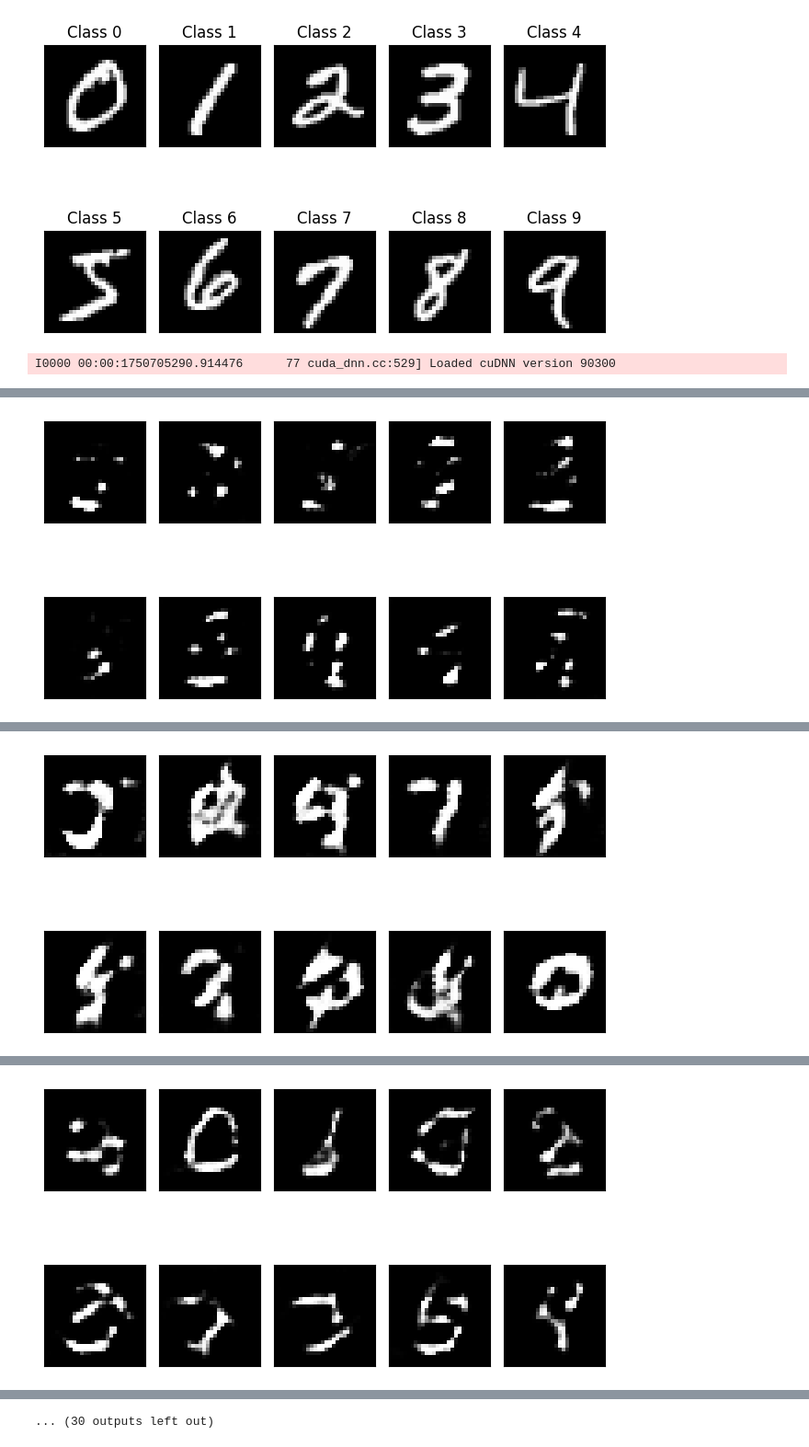
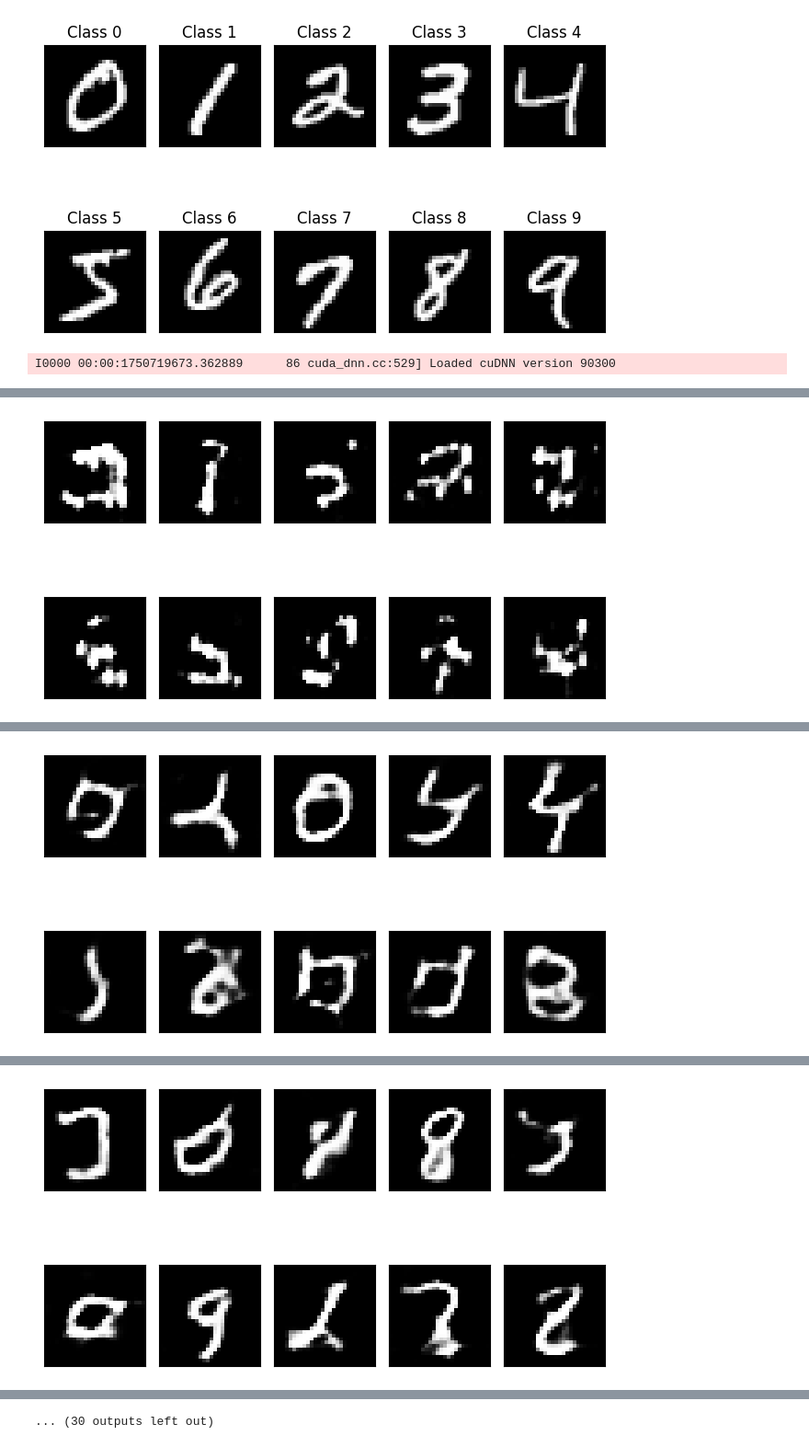
Before and after one commit to Rio-HEPLab/ML4Physics, a Jupyter notebook: 20-Convolutional_GAN.ipynb, the cells around one changed output, grey strips where cells are left out. Shown: that part at 92% size. Drawn from its saved outputs; the diff is of its cells as text; code cells hidden in the pictures.

```diff
--- a/20-Convolutional_GAN.ipynb
+++ b/20-Convolutional_GAN.ipynb
@@ -15,7 +15,7 @@ E0000 00:00:1750705274.736034      77 cuda_blas.cc:1418] Unable to register cuBL
 # %%
 # Load dataset
 (X_train, y_train), (X_test, y_test) = mnist.load_data()
-num_samples = 40000
+num_samples = 60000
 X_train = X_train[ : num_samples ]
 y_train = y_train[ : num_samples ]
 print ( X_train.shape )
@@ -90,7 +90,7 @@ def discriminator_model():
     model.add(layers.Dropout(0.3))
 
     model.add(layers.Flatten())
-    model.add(layers.Dense(1))
+    model.add( layers.Dense(1, activation='sigmoid') )
 
     return model
 discriminator = discriminator_model()
@@ -103,7 +103,8 @@ noise_labels = 0.02
 
 gen_optimizer = Adam( learning_rate=0.0002, beta_1=0.5 )
 disc_optimizer = Adam( learning_rate=0.0002, beta_1=0.5 )
-cross_entropy = tf.keras.losses.BinaryCrossentropy(from_logits=True)
+# cross_entropy = tf.keras.losses.BinaryCrossentropy(from_logits=True)
+cross_entropy = tf.keras.losses.BinaryCrossentropy()
 
 @tf.function
 def train_step( X_real ):
@@ -160,4 +161,4 @@ def train(dataset, epochs):
 epochs = 100
 train(train_dataset, epochs)
 # %% [output]
-I0000 00:00:1750705290.914476      77 cuda_dnn.cc:529] Loaded cuDNN version 90300
+I0000 00:00:1750719673.362889      86 cuda_dnn.cc:529] Loaded cuDNN version 90300
@@ -169 +170 @@ Epoch: 3, disc. loss: 0.6434956789016724, gen. loss: 0.6683037877082825. Time fo
-[figure, old version]
+[figure, new version]
@@ -176 +177 @@ Epoch: 8, disc. loss: 0.6350417733192444, gen. loss: 0.7890561819076538. Time fo
-[figure, old version]
+[figure, new version]
@@ -183 +184 @@ Epoch: 13, disc. loss: 0.7269890308380127, gen. loss: 0.7806970477104187. Time f
-[figure, old version]
+[figure, new version]
```
Also changed, not shown: parts of 5 cells of this notebook.
